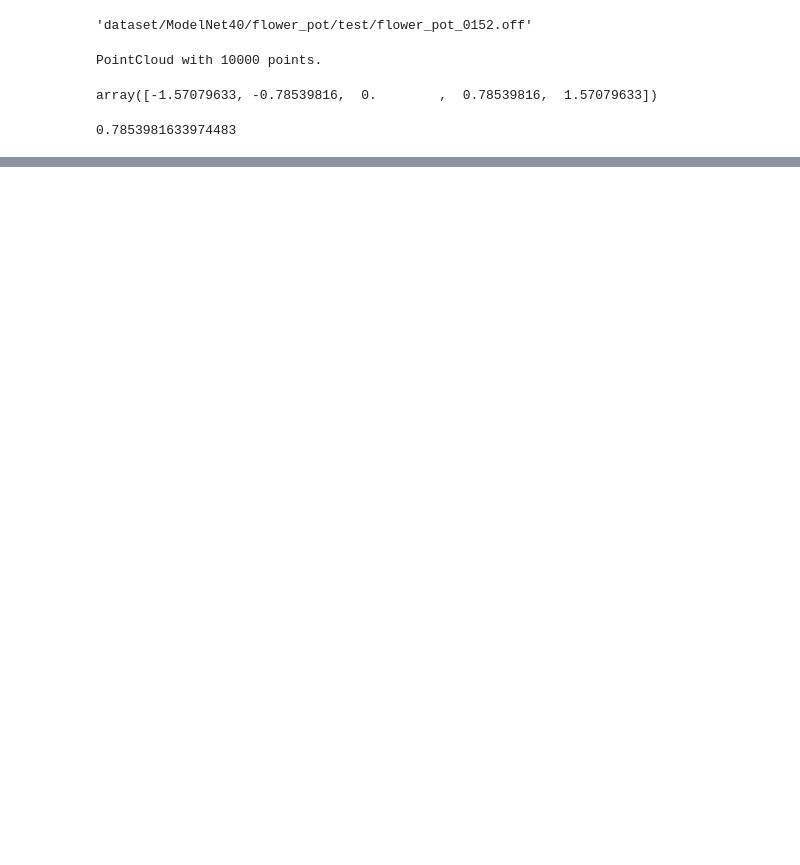
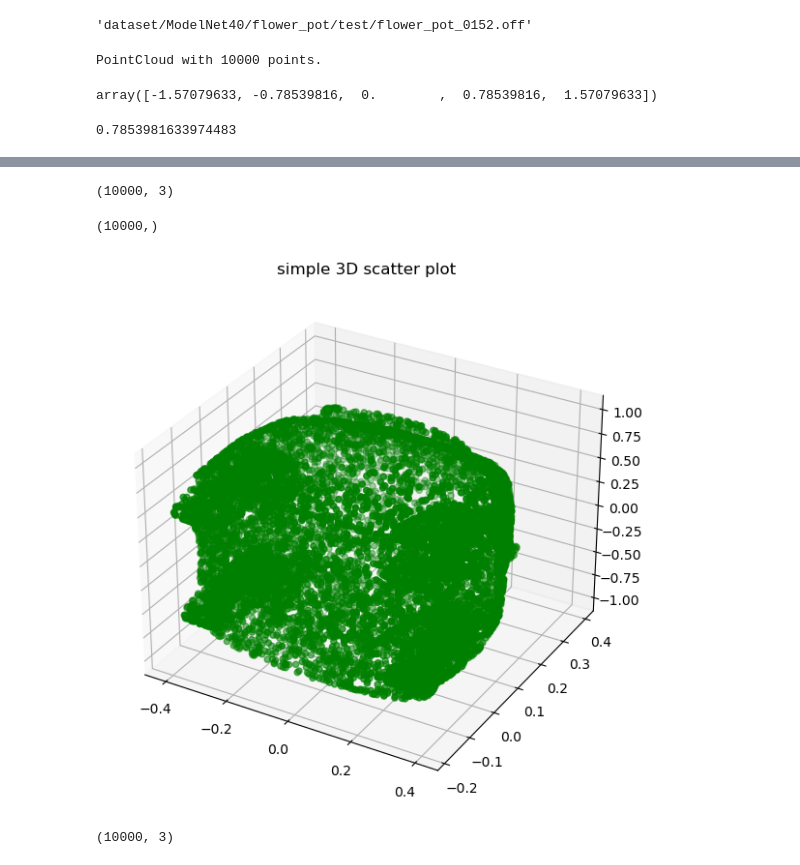
Before and after one commit to NicolaZomer/3D-Object-Classification, a Jupyter notebook: try_aug.ipynb, the cells around one changed output, grey strips where cells are left out. Drawn from its saved outputs; the diff is of its cells as text; code cells hidden in the pictures; blank space fills up the shorter version.

```diff
--- a/try_aug.ipynb
+++ b/try_aug.ipynb
@@ -53,3 +63,9 @@ np.random.choice(angle)
 augmented = augment(o3d.io.read_triangle_mesh(paths[1]).sample_points_uniformly(number_of_points=10000))
 # %%
 o3d.visualization.draw_geometries([augmented])
+# %%
+path_try = 'dataset/modelnet40_normal_resampled/airplane/train/airplane_0001.txt'
+
+path_try_2 = 'dataset/modelnet40_normal_resampled/car/train/car_0265.txt'
+# %%
+x = np.loadtxt(path_try_2, delimiter=',')
@@ -55,0 +82,3 @@ o3d.visualization.draw_geometries([augmented])
+# %%
+x = x[:, :3]
+x
@@ -55,0 +97,3 @@ o3d.visualization.draw_geometries([augmented])
+# %%
+x = np.reshape(x, (-1, 3))
+x
@@ -55,0 +108,8 @@ o3d.visualization.draw_geometries([augmented])
+# %%
+x.shape
+# %% [output]
+(10000, 3)
+# %%
+x[:, 0].shape
+# %% [output]
+(10000,)
@@ -55,0 +118,10 @@ o3d.visualization.draw_geometries([augmented])
+# %%
+fig = plt.figure(figsize = (10, 7))
+ax = plt.axes(projection ="3d")
+
+ax.scatter3D(x[:,0], x[:,1], x[:,2], color = "green")
+plt.title("simple 3D scatter plot")
+
+plt.show()
+# %% [output]
+[figure, added]
@@ -55,0 +140,4 @@ o3d.visualization.draw_geometries([augmented])
+# %%
+x_rot.shape
+# %% [output]
+(10000, 3)
```
Also changed, not shown: parts of 11 cells of this notebook, 5 other files.
